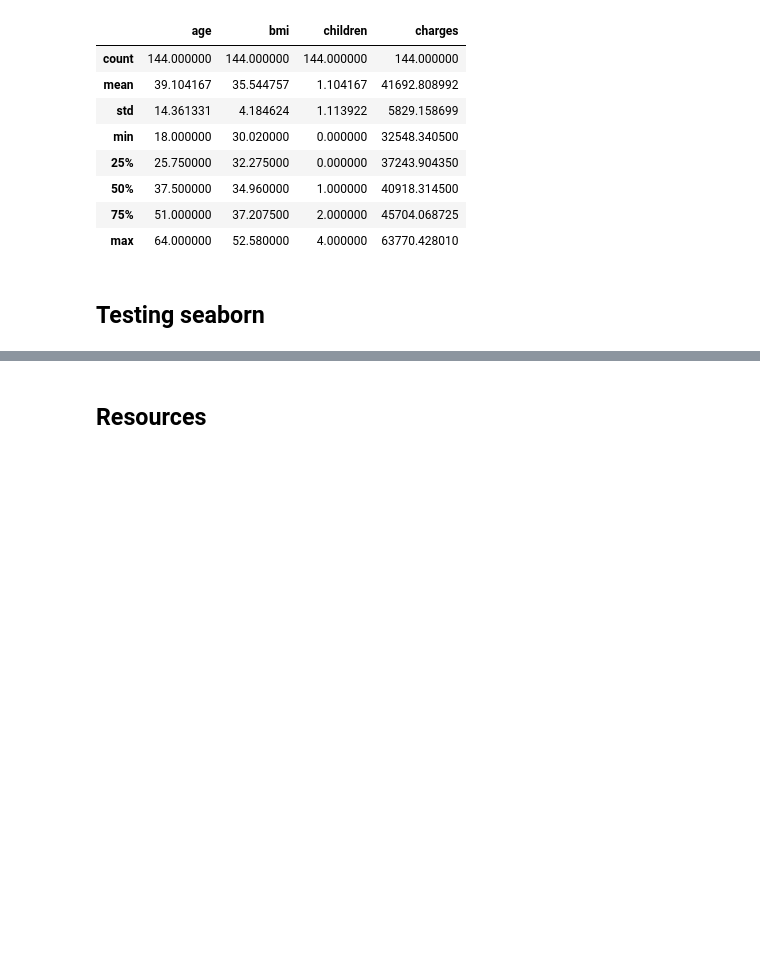
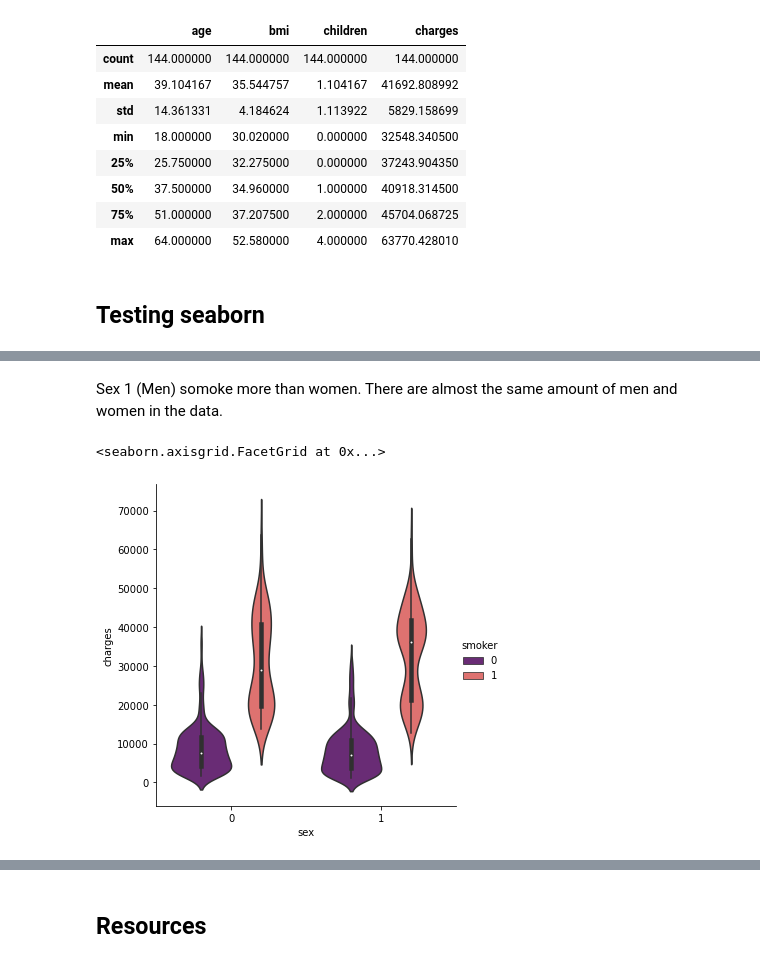
Before and after one commit to eon129/pytorch_tests, a Jupyter notebook: TestingLibraries.ipynb, the cells around one changed output, grey strips where cells are left out. Saved outputs shown, nothing was run; the diff lists cells and outputs as text; code cells hidden in the pictures; blank space fills up the shorter version.

```diff
--- a/TestingLibraries.ipynb
+++ b/TestingLibraries.ipynb
@@ -138,0 +156,8 @@ data[(data['bmi'] > 30) & (data['smoker'] == 'yes')].describe()
+# %% [markdown]
+Sex 1 (Men) somoke more than women. There are almost the same amount of men and women in the data.
+# %%
+sns.catplot(x="sex", y="charges", hue="smoker",
+            kind="violin", data=data, palette = 'magma')
+# %% [output]
+<seaborn.axisgrid.FacetGrid at 0x...>
+[figure, added]
```
Also changed, not shown: parts of 9 cells of this notebook, 1 other file.
